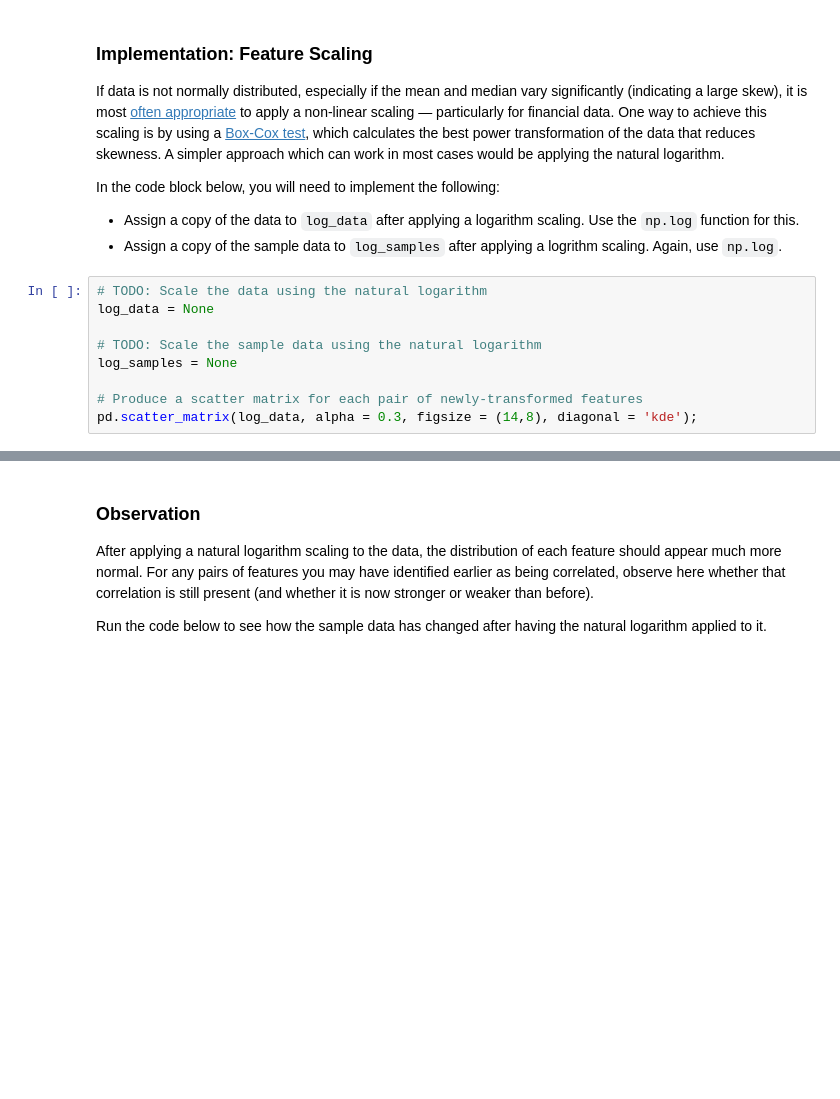
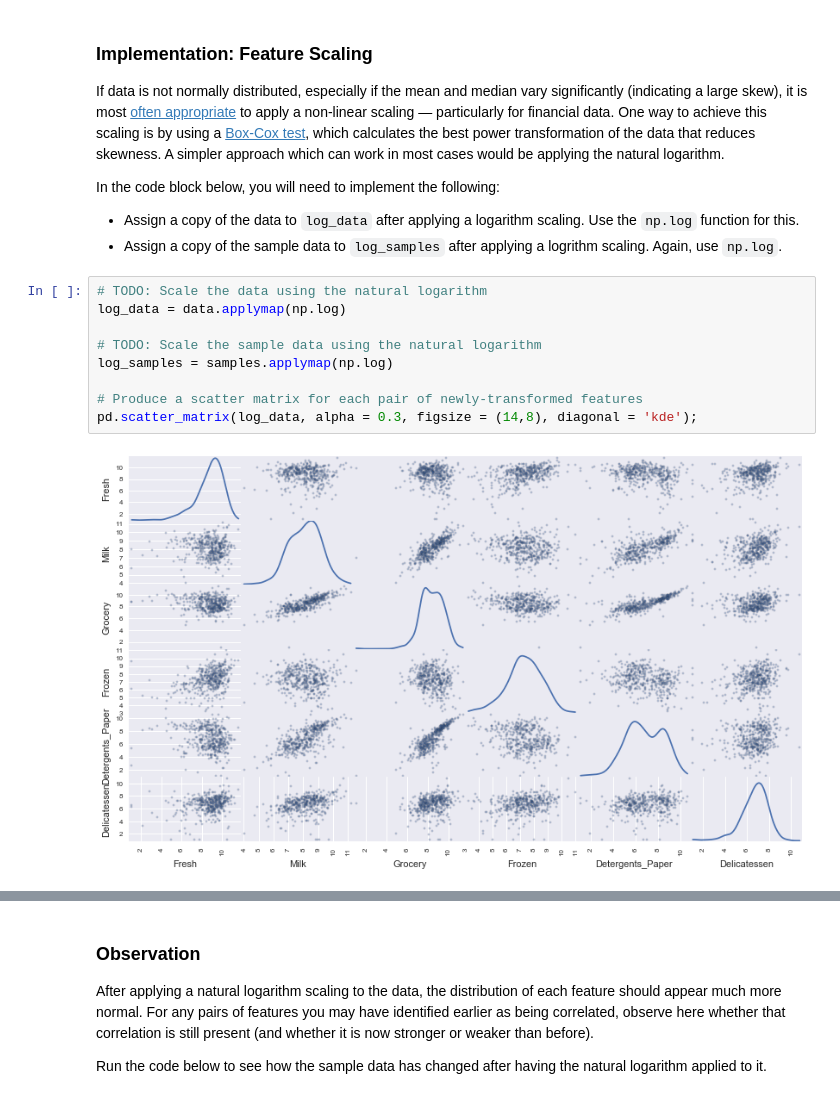
Before and after one commit to zhongyuk/machine-learning, a Jupyter notebook: projects/creating_customer_segments/customer_segments.ipynb, the cells around one changed output, grey strips where cells are left out. Saved outputs shown, nothing was run; the diff lists cells and outputs as text; blank space fills up the shorter version.

```diff
--- a/projects/creating_customer_segments/customer_segments.ipynb
+++ b/projects/creating_customer_segments/customer_segments.ipynb
@@ -171,10 +176,12 @@ In the code block below, you will need to implement the following:
  - Assign a copy of the sample data to `log_samples` after applying a logrithm scaling. Again, use `np.log`.
 # %%
 # TODO: Scale the data using the natural logarithm
-log_data = None
+log_data = data.applymap(np.log)
 
 # TODO: Scale the sample data using the natural logarithm
-log_samples = None
+log_samples = samples.applymap(np.log)
 
 # Produce a scatter matrix for each pair of newly-transformed features
 pd.scatter_matrix(log_data, alpha = 0.3, figsize = (14,8), diagonal = 'kde');
+# %% [output]
+[figure, added]
```
Also changed, not shown: parts of 65 cells of this notebook, 1 other file.
